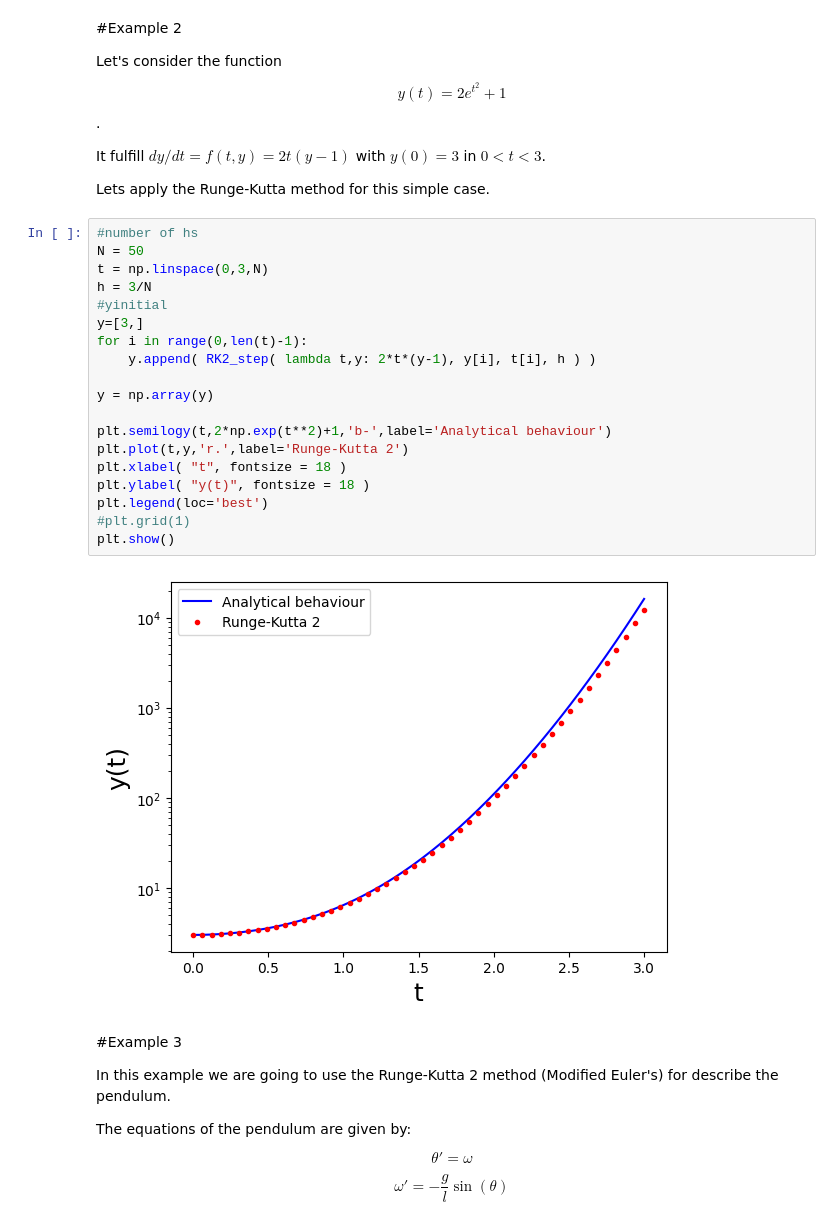
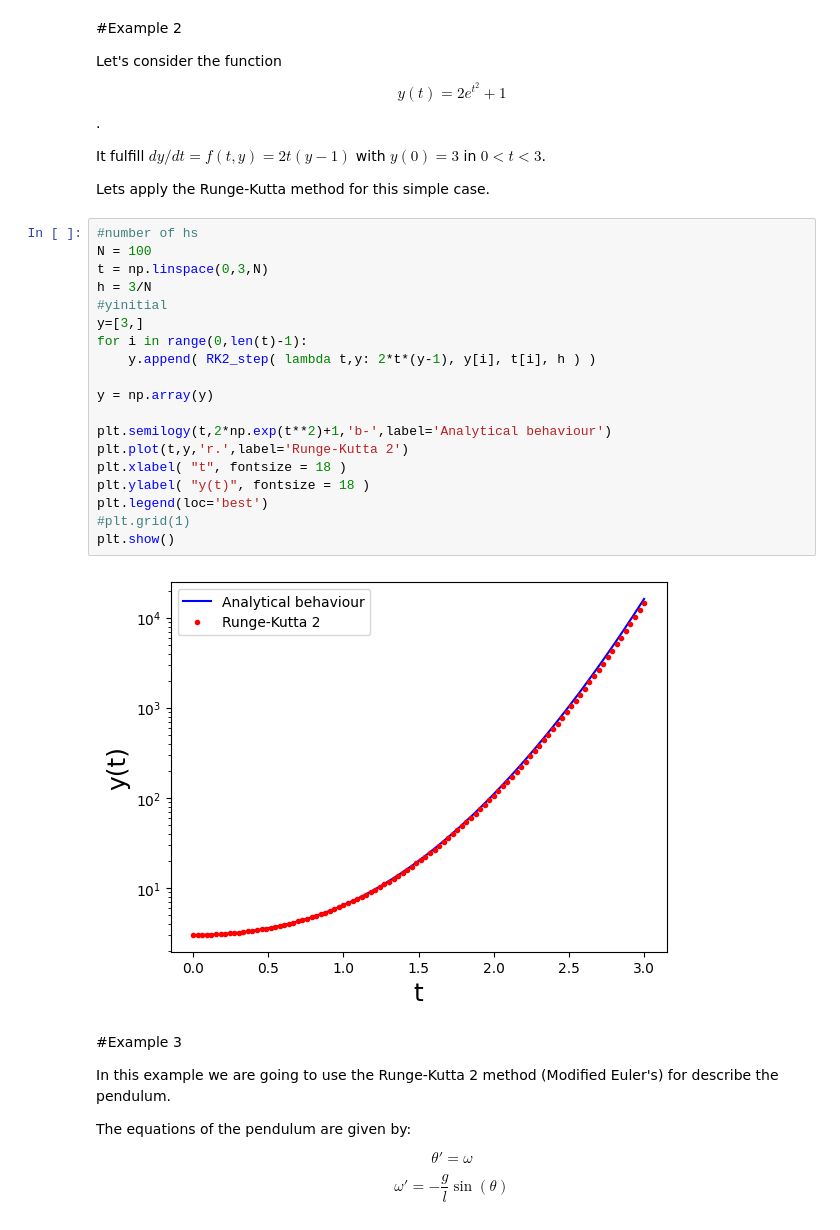
Before and after one commit to anferivera/Programming, a Jupyter notebook: 7_1_differential_equations.ipynb, the cells around one changed output. Saved outputs shown, nothing was run; the diff lists cells and outputs as text.

```diff
--- a/7_1_differential_equations.ipynb
+++ b/7_1_differential_equations.ipynb
@@ -240,25 +240,25 @@ It fulfill $dy/dt=f(t,y)=2 t (y-1)$ with $y(0)=3$ in $0<t<3$.
 Lets apply the Runge-Kutta method for this simple case.
 # %%
 #number of hs
-N = 50
+N = 100
 t = np.linspace(0,3,N)
 h = 3/N
 #yinitial
 y=[3,]
 for i in range(0,len(t)-1):
     y.append( RK2_step( lambda t,y: 2*t*(y-1), y[i], t[i], h ) )
 
 y = np.array(y)
 
 plt.semilogy(t,2*np.exp(t**2)+1,'b-',label='Analytical behaviour')
 plt.plot(t,y,'r.',label='Runge-Kutta 2')
 plt.xlabel( "t", fontsize = 18 )
 plt.ylabel( "y(t)", fontsize = 18 )
 plt.legend(loc='best')
 #plt.grid(1)
 plt.show()
 # %% [output]
-[figure, old version]
+[figure, new version]
 # %% [markdown]
 #Example 3
 
```
Also changed, not shown: parts of 4 cells of this notebook.
